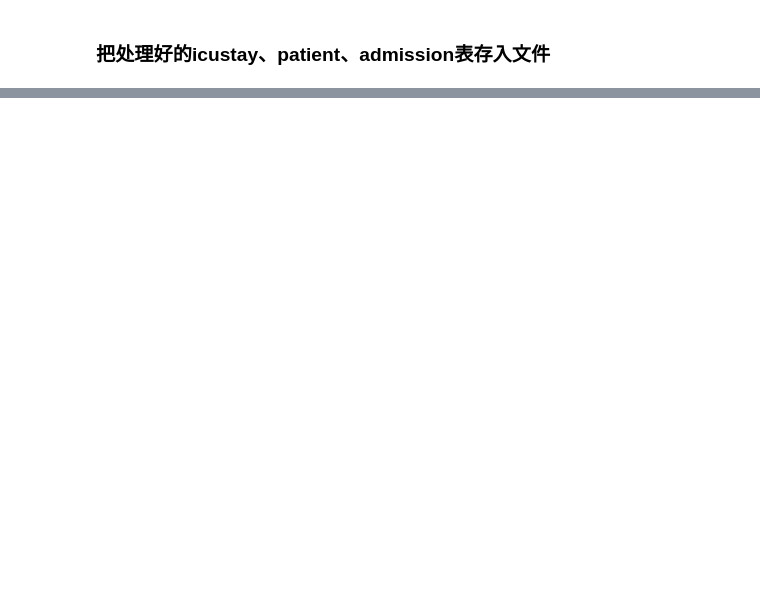
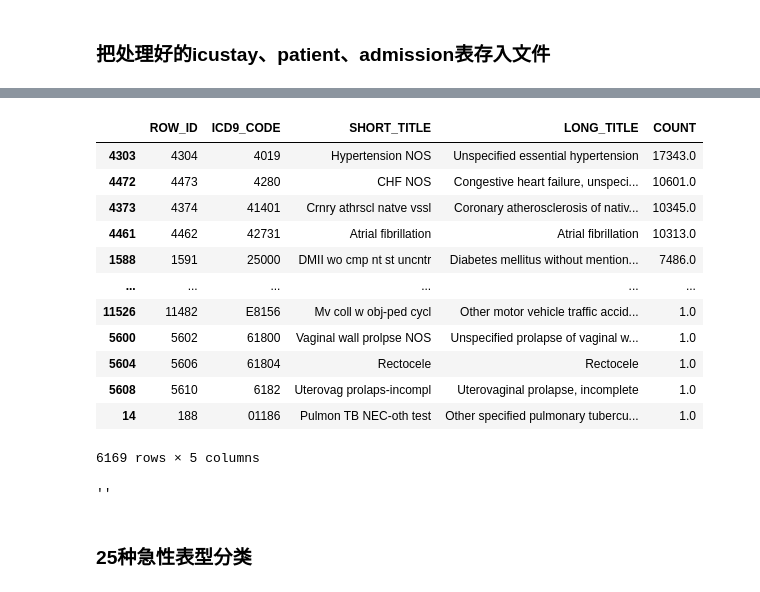
Before and after one commit to LandAndLand/mimic3-benchmarks, a Jupyter notebook: mimic3benchmark/scripts/preprocess.ipynb, the cells around one changed output, grey strips where cells are left out. Drawn from its saved outputs; the diff is of its cells as text; code cells hidden in the pictures; blank space fills up the shorter version.

```diff
--- a/mimic3benchmark/scripts/preprocess.ipynb
+++ b/mimic3benchmark/scripts/preprocess.ipynb
@@ -287,0 +371,2 @@ diagnoses = pd.read_csv(os.path.join(mimic3_path, 'D_ICD_DIAGNOSES.csv'))
+# %%
+codes = codes.drop_duplicates()
@@ -287,0 +387,5 @@ diagnoses = pd.read_csv(os.path.join(mimic3_path, 'D_ICD_DIAGNOSES.csv'))
+# %%
+ICD_STAY_COUNT = diagnoses.groupby('ICD9_CODE')['ICUSTAY_ID'].count()
+ICD_STAY_COUNT = ICD_STAY_COUNT.reset_index()
+ICD_STAY_COUNT = ICD_STAY_COUNT.rename(columns={'ICUSTAY_ID':'COUNT'})
+print(ICD_STAY_COUNT)
@@ -287,0 +407,5 @@ diagnoses = pd.read_csv(os.path.join(mimic3_path, 'D_ICD_DIAGNOSES.csv'))
+# %%
+codes = codes.merge(ICD_STAY_COUNT, how='left', on=['ICD9_CODE'])
+# %%
+mask_c = codes.COUNT.notnull()
+codes = codes[mask_c]
@@ -287,0 +414,20 @@ diagnoses = pd.read_csv(os.path.join(mimic3_path, 'D_ICD_DIAGNOSES.csv'))
+# %%
+codes.sort_values('COUNT', ascending=False)
+# %% [output]
+|  | ROW_ID | ICD9_CODE | SHORT_TITLE | LONG_TITLE | COUNT |
+| 4303 | 4304 | 4019 | Hypertension NOS | Unspecified essential hypertension | 17343.0 |
+| 4472 | 4473 | 4280 | CHF NOS | Congestive heart failure, unspeci... | 10601.0 |
+| 4373 | 4374 | 41401 | Crnry athrscl natve vssl | Coronary atherosclerosis of nativ... | 10345.0 |
+| 4461 | 4462 | 42731 | Atrial fibrillation | Atrial fibrillation | 10313.0 |
+| 1588 | 1591 | 25000 | DMII wo cmp nt st uncntr | Diabetes mellitus without mention... | 7486.0 |
+| ... | ... | ... | ... | ... | ... |
+| 11526 | 11482 | E8156 | Mv coll w obj-ped cycl | Other motor vehicle traffic accid... | 1.0 |
+| 5600 | 5602 | 61800 | Vaginal wall prolpse NOS | Unspecified prolapse of vaginal w... | 1.0 |
+| 5604 | 5606 | 61804 | Rectocele | Rectocele | 1.0 |
+| 5608 | 5610 | 6182 | Uterovag prolaps-incompl | Uterovaginal prolapse, incomplete | 1.0 |
+| 14 | 188 | 01186 | Pulmon TB NEC-oth test | Other specified pulmonary tubercu... | 1.0 |
+6169 rows × 5 columns
+# %%
+os.path.dirname("__file__")
+# %% [output]
+''
@@ -287,0 +453,2 @@ diagnoses = pd.read_csv(os.path.join(mimic3_path, 'D_ICD_DIAGNOSES.csv'))
+# %% [markdown]
+### 25种急性表型分类
```
Also changed, not shown: parts of 24 cells of this notebook, 1 other file.
